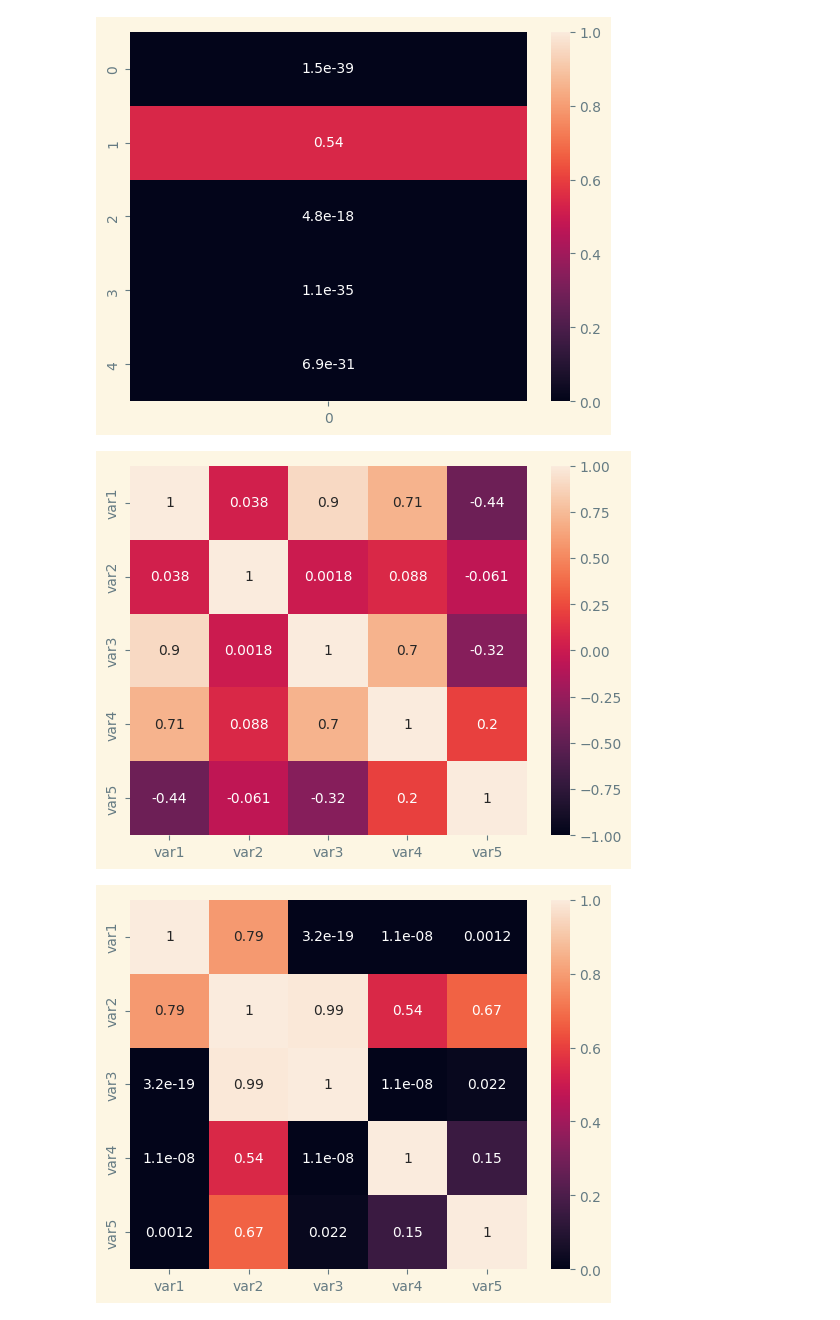
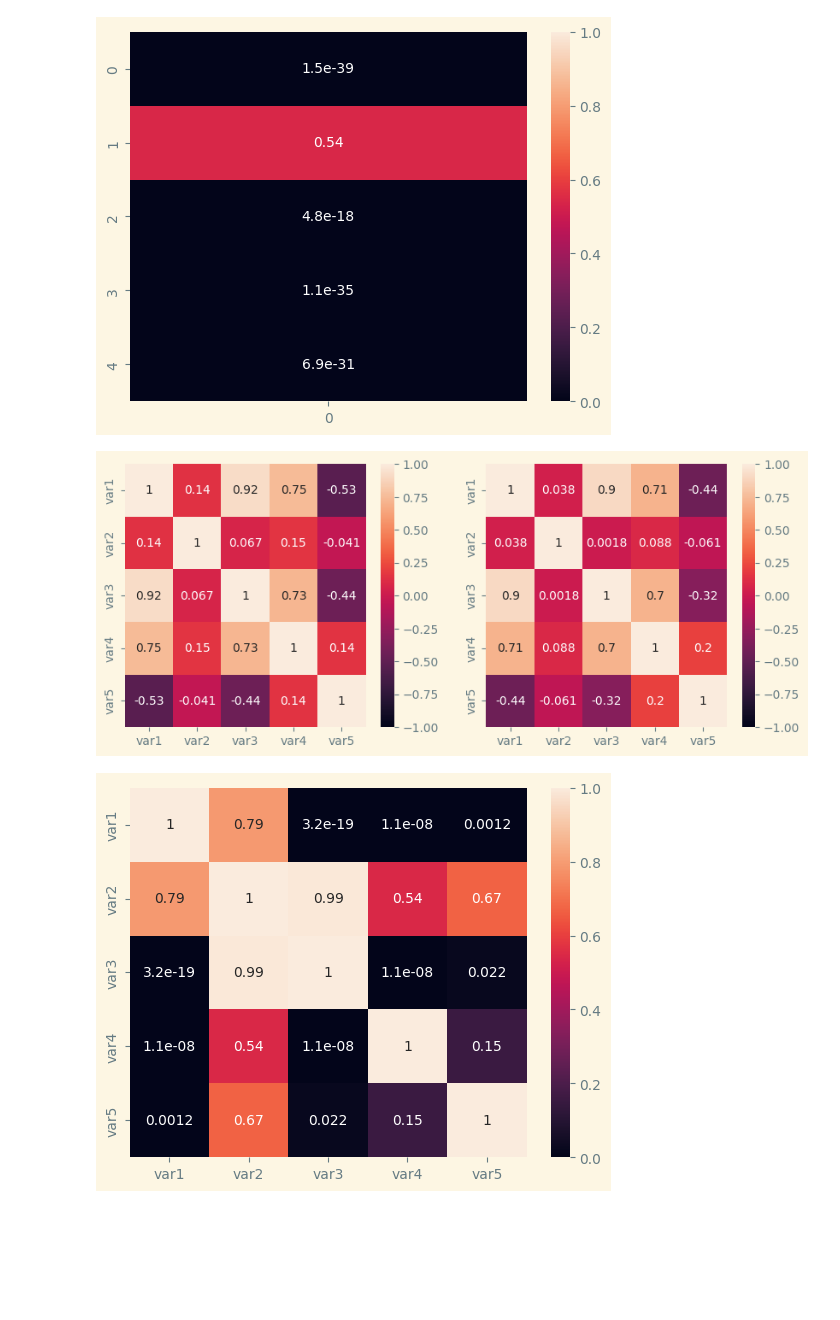
Before and after one commit to WhyNotKo/Statistical-information-processing-methods, a Jupyter notebook: lab3.ipynb, the cells around one changed output. Drawn from its saved outputs; the diff is of its cells as text; code cells hidden in the pictures; blank space fills up the shorter version.

```diff
--- a/lab3.ipynb
+++ b/lab3.ipynb
@@ -118,5 +120,5 @@ def multiple_correlation(df):
 
     return correlation, p_values
 # %%
-corr, p_vals = multiple_correlation(data)
+multi_corr, p_vals = multiple_correlation(data)
 # %%
@@ -128,11 +130,13 @@ sns.heatmap(p_vals[..., None], annot=True, vmin=0, vmax=1);
 # %% [output]
 [figure]
 # %%
-corr, p_vals = get_correlation(data, spearmanr)
+corr_rang, p_vals = get_correlation(data, spearmanr)
 # %%
-sns.heatmap(corr, annot=True, vmin=-1, vmax=1);
+fig, (ax1, ax2) = plt.subplots(1, 2, figsize=(10, 4))
+sns.heatmap(corr, annot=True, vmin=-1, vmax=1, ax=ax1);
+sns.heatmap(corr_rang, annot=True, vmin=-1, vmax=1, ax=ax2);
 # %% [output]
-[figure, old version]
+[figure, new version]
 # %%
 sns.heatmap(p_vals, annot=True, vmin=0, vmax=1);
 # %% [output]
```
Also changed, not shown: parts of 6 cells of this notebook.
